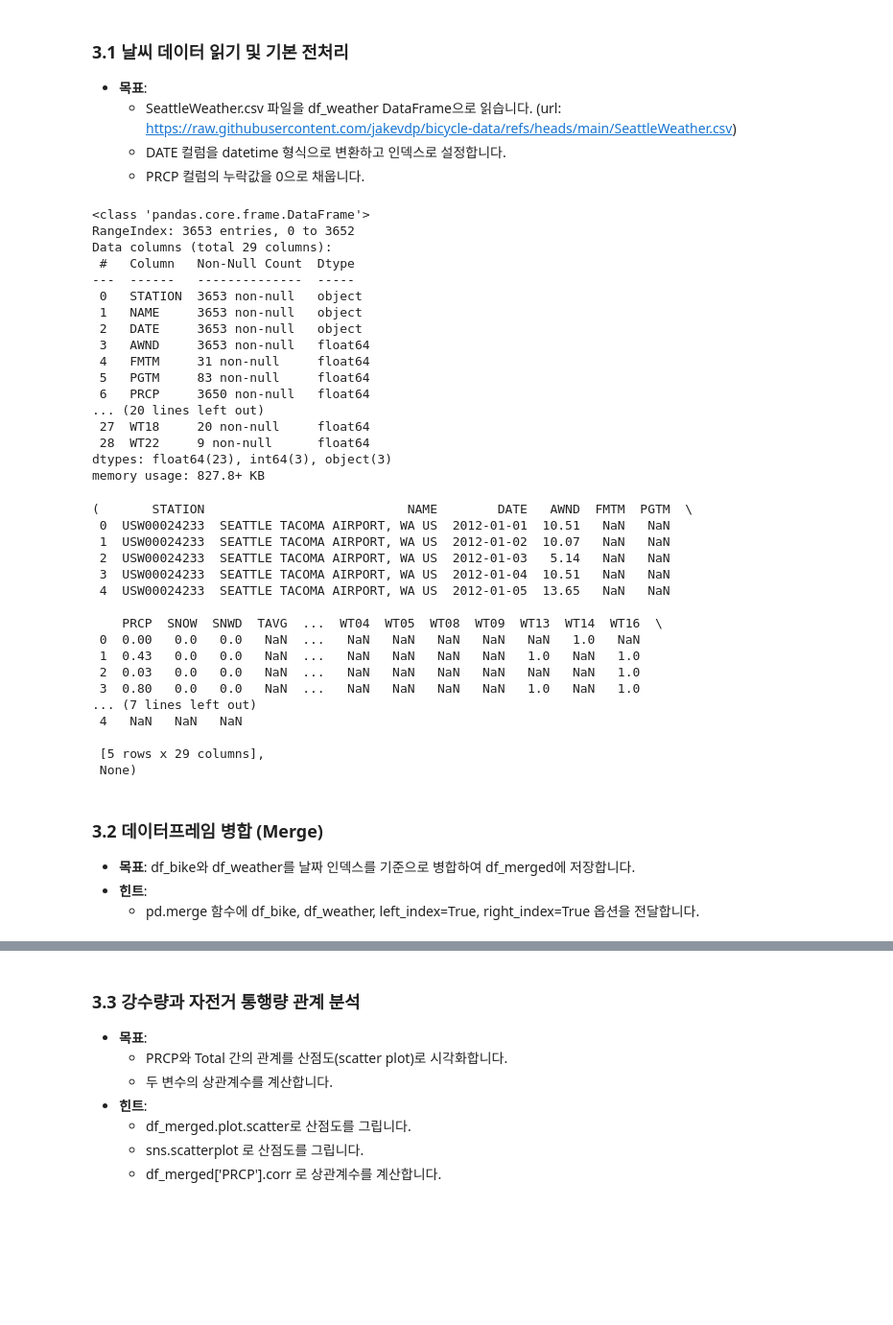
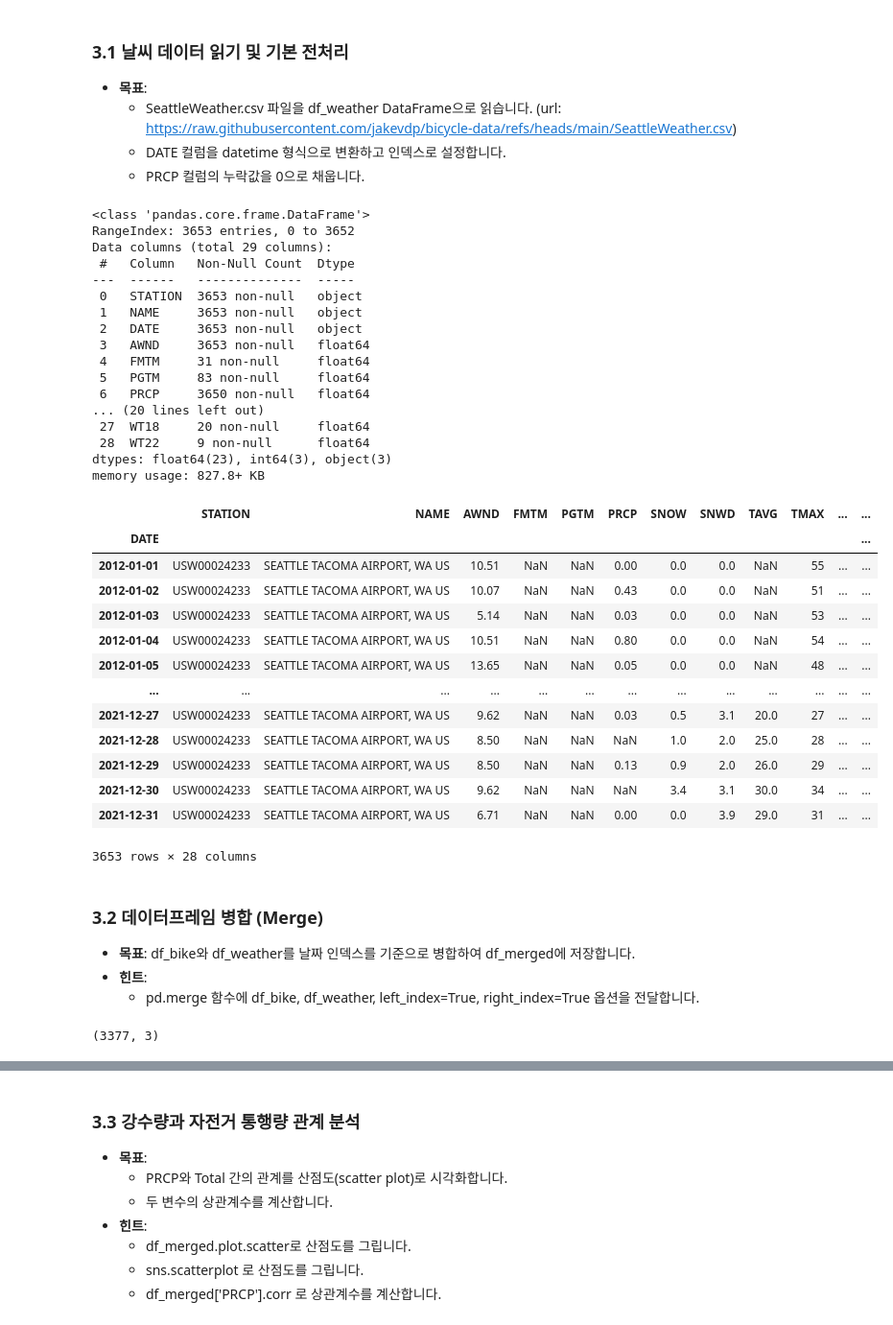
Before and after one commit to heeaayoon/pythonData, a Jupyter notebook: P_kim/3-3. 판다스실습과제_Fremont_Bridge_pandas.ipynb, the cells around one changed output, grey strips where cells are left out. Shown at 96% size. Drawn from its saved outputs; the diff is of its cells as text; code cells hidden in the pictures; blank space fills up the shorter version.

```diff
--- a/P_kim/3-3. 판다스실습과제_Fremont_Bridge_pandas.ipynb
+++ b/P_kim/3-3. 판다스실습과제_Fremont_Bridge_pandas.ipynb
@@ -284,9 +325,9 @@ SeattleWeather.csv 파일의 날씨 데이터를 읽어와 자전거 통행량
     - DATE 컬럼을 datetime 형식으로 변환하고 인덱스로 설정합니다.
     - PRCP 컬럼의 누락값을 0으로 채웁니다.
 # %%
-wether_url = 'https://raw.githubusercontent.com/jakevdp/bicycle-data/refs/heads/main/SeattleWeather.csv'
-wether_df = pd.read_csv(wether_url)
-wether_df.head(), wether_df.info()
+weather_url = 'https://raw.githubusercontent.com/jakevdp/bicycle-data/refs/heads/main/SeattleWeather.csv'
+weather_df = pd.read_csv(weather_url)
+weather_df.info()
 # %% [output]
 <class 'pandas.core.frame.DataFrame'>
 RangeIndex: 3653 entries, 0 to 3652
@@ -305,26 +346,39 @@ Data columns (total 29 columns):
  28  WT22     9 non-null      float64
 dtypes: float64(23), int64(3), object(3)
 memory usage: 827.8+ KB
-(       STATION                           NAME        DATE   AWND  FMTM  PGTM  \
- 0  USW00024233  SEATTLE TACOMA AIRPORT, WA US  2012-01-01  10.51   NaN   NaN
- 1  USW00024233  SEATTLE TACOMA AIRPORT, WA US  2012-01-02  10.07   NaN   NaN
- 2  USW00024233  SEATTLE TACOMA AIRPORT, WA US  2012-01-03   5.14   NaN   NaN
- 3  USW00024233  SEATTLE TACOMA AIRPORT, WA US  2012-01-04  10.51   NaN   NaN
- 4  USW00024233  SEATTLE TACOMA AIRPORT, WA US  2012-01-05  13.65   NaN   NaN
-
-    PRCP  SNOW  SNWD  TAVG  ...  WT04  WT05  WT08  WT09  WT13  WT14  WT16  \
- 0  0.00   0.0   0.0   NaN  ...   NaN   NaN   NaN   NaN   NaN   1.0   NaN
- 1  0.43   0.0   0.0   NaN  ...   NaN   NaN   NaN   NaN   1.0   NaN   1.0
- 2  0.03   0.0   0.0   NaN  ...   NaN   NaN   NaN   NaN   NaN   NaN   1.0
- 3  0.80   0.0   0.0   NaN  ...   NaN   NaN   NaN   NaN   1.0   NaN   1.0
-... (7 lines left out)
- 4   NaN   NaN   NaN
-
- [5 rows x 29 columns],
- None)
+# %%
+weather_url = 'https://raw.githubusercontent.com/jakevdp/bicycle-data/refs/heads/main/SeattleWeather.csv'
+weather_df = pd.read_csv(weather_url)
+
+weather_df['DATE'] = pd.to_datetime(weather_df['DATE'])
+weather_df = weather_df.sort_values(['DATE']) # Date 컬럼명을 컬럼을 찾아서, 그 값을 기준으로 데이터 프레임을 정렬 (날짜순 정렬)
+weather_df = weather_df.set_index('DATE') # Date 컬럼명을 컬럼을 찾아서, 그 값을 wether_df의 행인덱스로 전달
+
+weather_df['PRCP'].fillna(0) #누락값을 0으로 채우기
+weather_df
+# %% [output]
+|  | STATION | NAME | AWND | FMTM | PGTM | PRCP | SNOW | SNWD | TAVG | TMAX | ... | ... |
+| DATE |  |  |  |  |  |  |  |  |  |  |  | ... |
+| 2012-01-01 | USW00024233 | SEATTLE TACOMA AIRPORT, WA US | 10.51 | NaN | NaN | 0.00 | 0.0 | 0.0 | NaN | 55 | ... | ... |
+| 2012-01-02 | USW00024233 | SEATTLE TACOMA AIRPORT, WA US | 10.07 | NaN | NaN | 0.43 | 0.0 | 0.0 | NaN | 51 | ... | ... |
+| 2012-01-03 | USW00024233 | SEATTLE TACOMA AIRPORT, WA US | 5.14 | NaN | NaN | 0.03 | 0.0 | 0.0 | NaN | 53 | ... | ... |
+| 2012-01-04 | USW00024233 | SEATTLE TACOMA AIRPORT, WA US | 10.51 | NaN | NaN | 0.80 | 0.0 | 0.0 | NaN | 54 | ... | ... |
+| 2012-01-05 | USW00024233 | SEATTLE TACOMA AIRPORT, WA US | 13.65 | NaN | NaN | 0.05 | 0.0 | 0.0 | NaN | 48 | ... | ... |
+| ... | ... | ... | ... | ... | ... | ... | ... | ... | ... | ... | ... | ... |
+| 2021-12-27 | USW00024233 | SEATTLE TACOMA AIRPORT, WA US | 9.62 | NaN | NaN | 0.03 | 0.5 | 3.1 | 20.0 | 27 | ... | ... |
+| 2021-12-28 | USW00024233 | SEATTLE TACOMA AIRPORT, WA US | 8.50 | NaN | NaN | NaN | 1.0 | 2.0 | 25.0 | 28 | ... | ... |
+| 2021-12-29 | USW00024233 | SEATTLE TACOMA AIRPORT, WA US | 8.50 | NaN | NaN | 0.13 | 0.9 | 2.0 | 26.0 | 29 | ... | ... |
+| 2021-12-30 | USW00024233 | SEATTLE TACOMA AIRPORT, WA US | 9.62 | NaN | NaN | NaN | 3.4 | 3.1 | 30.0 | 34 | ... | ... |
+| 2021-12-31 | USW00024233 | SEATTLE TACOMA AIRPORT, WA US | 6.71 | NaN | NaN | 0.00 | 0.0 | 3.9 | 29.0 | 31 | ... | ... |
+3653 rows × 28 columns
 # %% [markdown]
 ### 3.2 데이터프레임 병합 (Merge)
 
 - **목표**: df_bike와 df_weather를 날짜 인덱스를 기준으로 병합하여 df_merged에 저장합니다.
 - **힌트**:
     - pd.merge 함수에 df_bike, df_weather, left_index=True, right_index=True 옵션을 전달합니다.
+# %%
+df = df_bike.resample('D')[['Total','East',	'West']].sum()
+df.shape
+# %% [output]
+(3377, 3)
```
Also changed, not shown: parts of 7 cells of this notebook, 4 other files.
